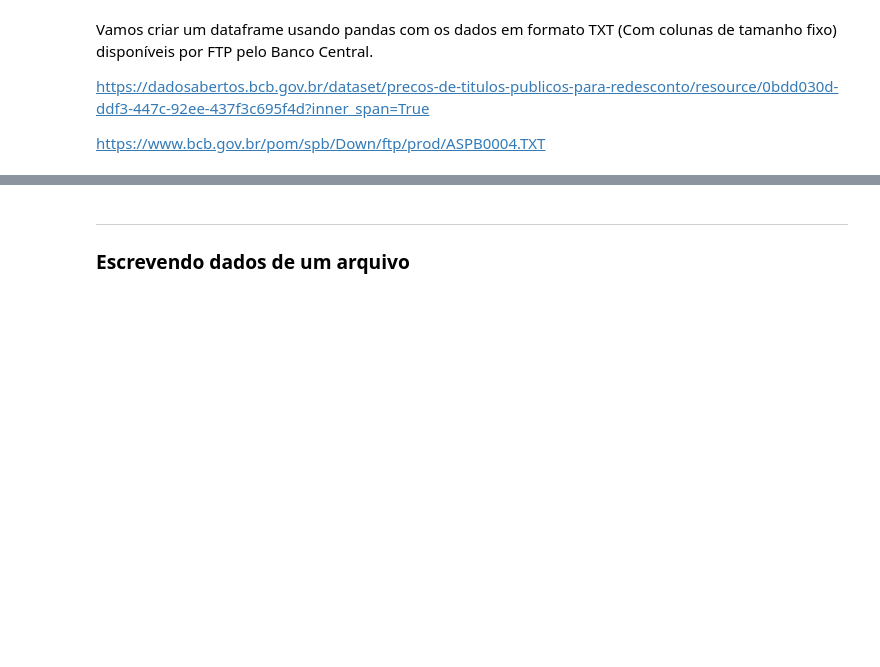
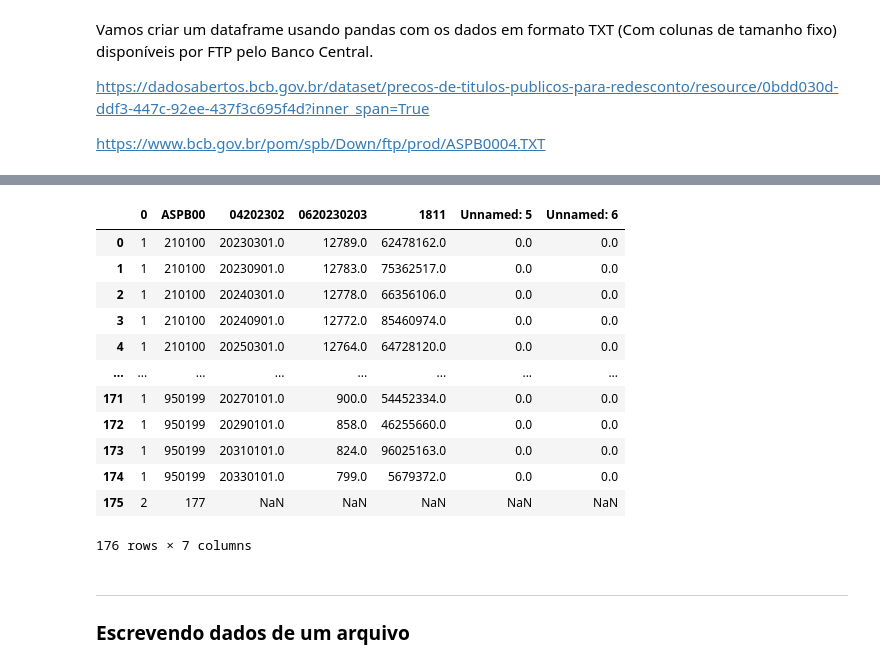
Before and after one commit to robertosgpontes/tec_prog_1, a Jupyter notebook: Pandas.ipynb, the cells around one changed output, grey strips where cells are left out. Drawn from its saved outputs; the diff is of its cells as text; code cells hidden in the pictures; blank space fills up the shorter version.

```diff
--- a/Pandas.ipynb
+++ b/Pandas.ipynb
@@ -609,3 +625,19 @@ https://www.bcb.gov.br/pom/spb/Down/ftp/prod/ASPB0004.TXT
+# %%
+pd.read_fwf('https://www.bcb.gov.br/pom/spb/Down/ftp/prod/ASPB0004.TXT', widths=[1, 6, 8, 10, 8, 10, 8] )
+# %% [output]
+|  | 0 | ASPB00 | 04202302 | 0620230203 | 1811 | Unnamed: 5 | Unnamed: 6 |
+| 0 | 1 | 210100 | 20230301.0 | 12789.0 | 62478162.0 | 0.0 | 0.0 |
+| 1 | 1 | 210100 | 20230901.0 | 12783.0 | 75362517.0 | 0.0 | 0.0 |
+| 2 | 1 | 210100 | 20240301.0 | 12778.0 | 66356106.0 | 0.0 | 0.0 |
+| 3 | 1 | 210100 | 20240901.0 | 12772.0 | 85460974.0 | 0.0 | 0.0 |
+| 4 | 1 | 210100 | 20250301.0 | 12764.0 | 64728120.0 | 0.0 | 0.0 |
+| ... | ... | ... | ... | ... | ... | ... | ... |
+| 171 | 1 | 950199 | 20270101.0 | 900.0 | 54452334.0 | 0.0 | 0.0 |
+| 172 | 1 | 950199 | 20290101.0 | 858.0 | 46255660.0 | 0.0 | 0.0 |
+| 173 | 1 | 950199 | 20310101.0 | 824.0 | 96025163.0 | 0.0 | 0.0 |
+| 174 | 1 | 950199 | 20330101.0 | 799.0 | 5679372.0 | 0.0 | 0.0 |
+| 175 | 2 | 177 | NaN | NaN | NaN | NaN | NaN |
+176 rows × 7 columns
 # %% [markdown]
 _________
 ### Escrevendo dados de um arquivo
```
Also changed, not shown: parts of 18 cells of this notebook.
